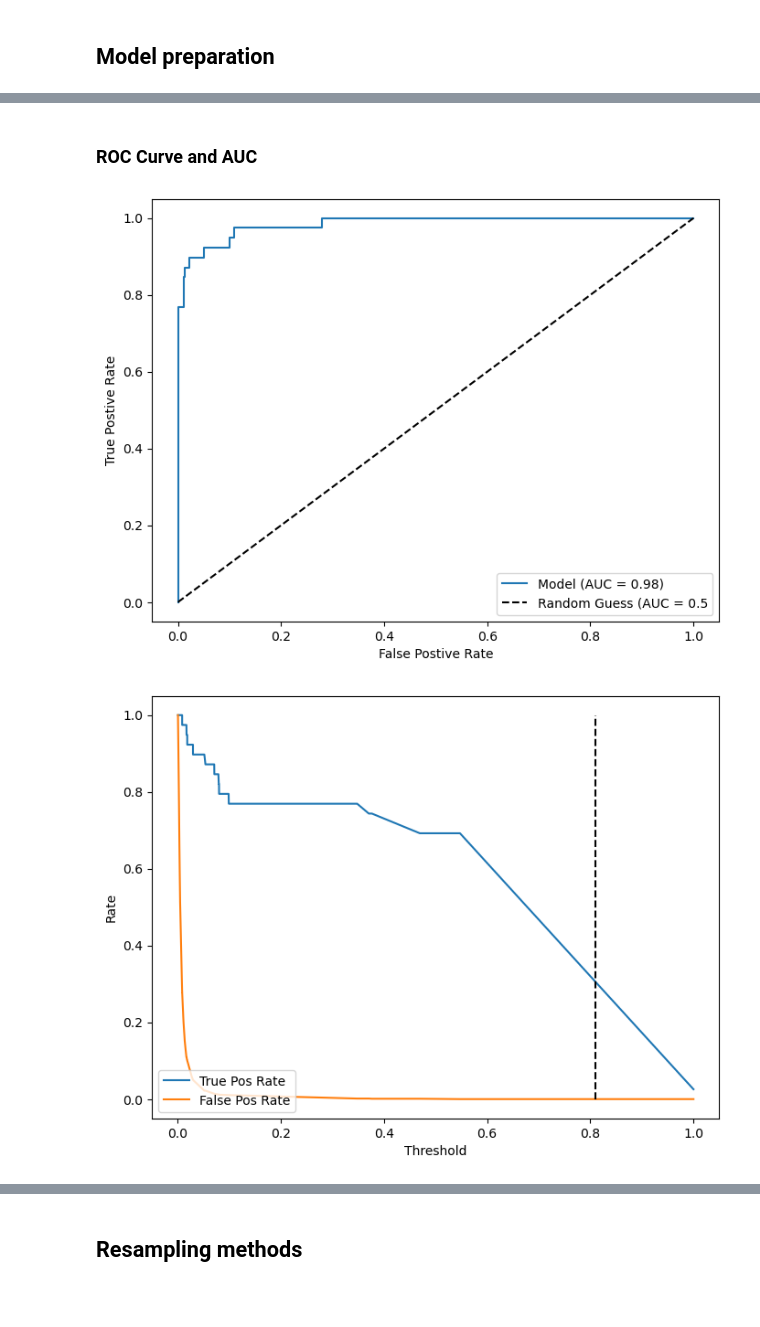
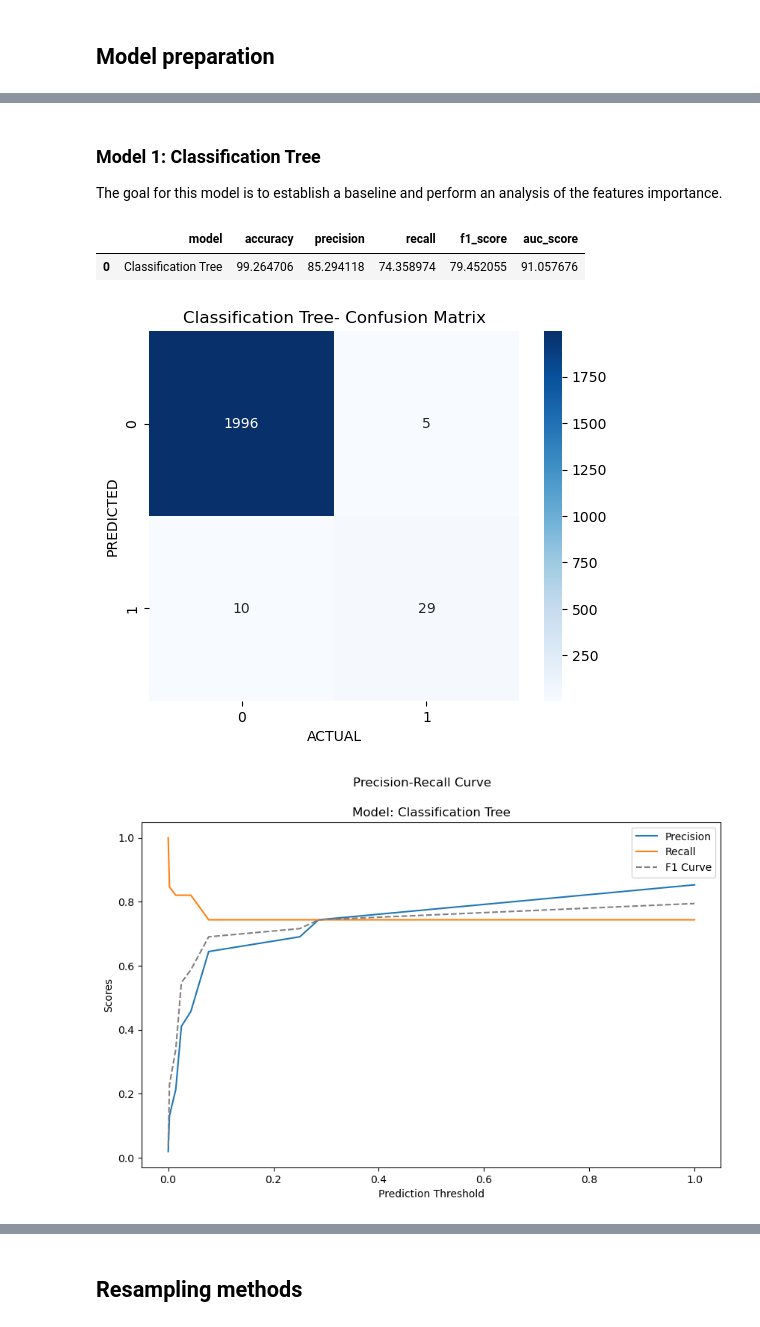
Before and after one commit to benoitchamot/Shootings, a Jupyter notebook: Model/Model_performance.ipynb, the cells around one changed output, grey strips where cells are left out. Saved outputs shown, nothing was run; the diff lists cells and outputs as text; code cells hidden in the pictures; blank space fills up the shorter version.

Commit message:
Improve structure and apply DRY methodology to Model performance and model training notebooks.

```diff
--- a/Model/Model_performance.ipynb
+++ b/Model/Model_performance.ipynb
@@ -96,0 +256,10 @@ X_test_scaled = X_scaler.transform(X_test)
+# %%
+# Import Shooter data
+shooters_df = pd.read_csv(Path('model_blackbox_shooters_v8.csv'))
+shooters_df = transform_autism_col(shooters_df)
+
+# Import General Population data and transform features to match shooter DataFrame
+genpop_df = pd.read_csv(Path('model_blackbox_genpop.csv'))
+genpop_df = transform_gender_col(genpop_df)
+genpop_df = transform_autism_col(genpop_df)
+genpop_df = transform_employed_col(genpop_df)
@@ -97,3 +279,6 @@ X_test_scaled = X_scaler.transform(X_test)
+# %%
+X = one_hot_encoding(X)
+X = encode_categorical_features(X)
 # %% [markdown]
 ### Prevalence
 Here we quantify how balanced the dataset is.
@@ -193,32 +297,35 @@ plt.show()
-# %% [markdown]
-### ROC Curve and AUC
-# %%
-from sklearn.metrics import roc_curve, auc
-
-# Calculate the ROC curve and the area under curve (AUC)
-fpr, tpr, thresholds = roc_curve(y_test, y_proba_1)
-auc_score = auc(fpr, tpr)
-
-# Plot the ROC Curve
-fig, ax = plt.subplots(figsize=(8,6))
-plt.plot(fpr, tpr, label = f'Model (AUC = {auc_score:.2f})')
-plt.plot([0,1], [0,1], 'k--', label = 'Random Guess (AUC = 0.5',)
-
-# Formatting
-plt.xlabel('False Postive Rate')
-plt.ylabel('True Postive Rate')
-plt.legend()
-plt.show()
-# %% [output]
-[figure, removed]
-# %%
-fig, ax = plt.subplots(figsize=(8,6))
-plt.plot(thresholds, tpr, label = 'True Pos Rate')
-plt.plot(thresholds, fpr, label = 'False Pos Rate')
-plt.vlines(0.81, 0, 1, colors='k', ls='--')
-plt.legend(loc='lower left')
-plt.xlabel('Threshold')
-plt.ylabel('Rate')
-plt.show()
-# %% [output]
-[figure, removed]
+# %% [markdown]
+### Model 1: Classification Tree
+The goal for this model is to establish a baseline and perform an analysis of the features importance.
+# %%
+# Split the data using train_test_split
+# Assign a random_state of 1 to the function
+X_train, X_test, y_train, y_test = train_test_split(X,y,random_state=1,stratify=y, test_size=0.2)
+X_train, X_test = scale_data(X_train, X_test, True)
+
+# Prepare and fit model
+model_1 = DecisionTreeClassifier(max_depth=11).fit(X_train, y_train)
+model_1_name = 'Classification Tree'
+
+# Get predictions and probabilities
+y_pred_1 = model_1.predict(X_test)
+y_proba_1 = model_1.predict_proba(X_test)[:,1]
+
+# Get model performance metrix
+metrics_1, pr_curve_1, roc_param_1 = model_performance_metrics(y_test, y_proba_1, y_pred_1, model_1_name)
+display(pd.DataFrame([metrics_1]))
+
+# Compute and display confusion matrix
+model_1_cm = confusion_matrix(y_test, y_pred_1)
+show_confusion_matrix(model_1_cm, f'{model_1_name}- Confusion Matrix')
+
+# Plot Precision-Recall Curve
+plot_prcurve(pr_curve_1, model_1_name)
+
+# ROC Curve
+plot_roc_curve(roc_param_1, metrics_1, model_1_name)
+# %% [output]
+|  | model | accuracy | precision | recall | f1_score | auc_score |
+| 0 | Classification Tree | 99.264706 | 85.294118 | 74.358974 | 79.452055 | 91.057676 |
+[figure, added]
+[figure, added]
```
Also changed, not shown: parts of 32 cells of this notebook, 2 other files.
